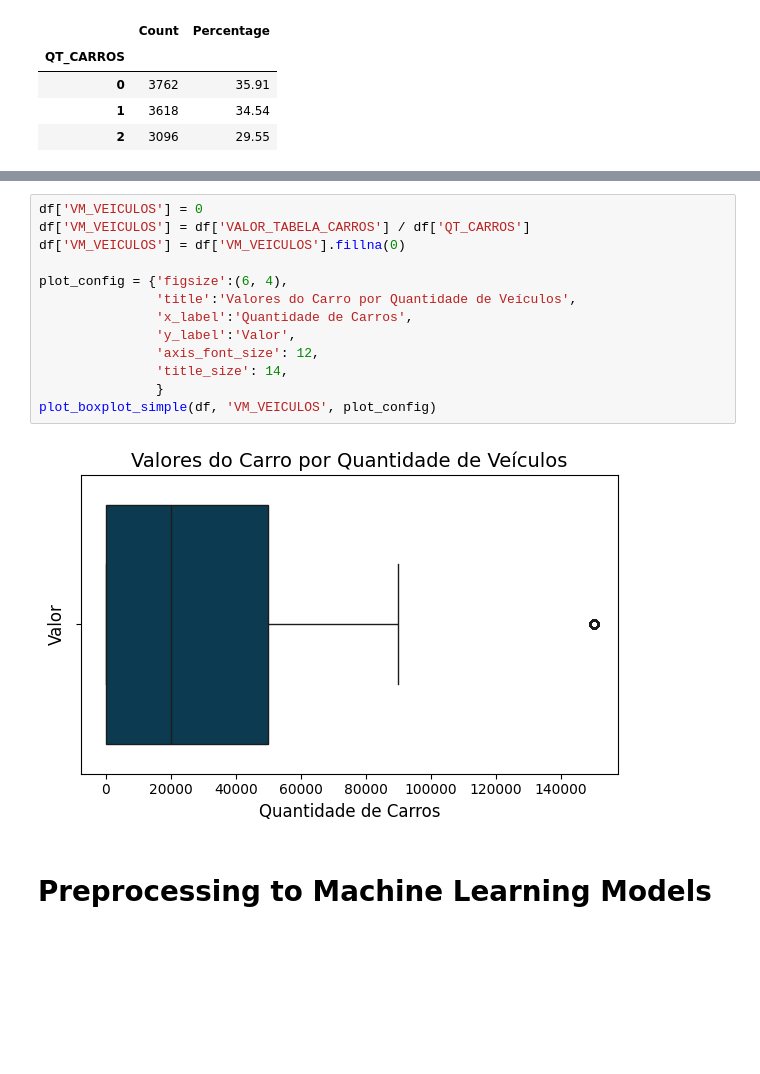
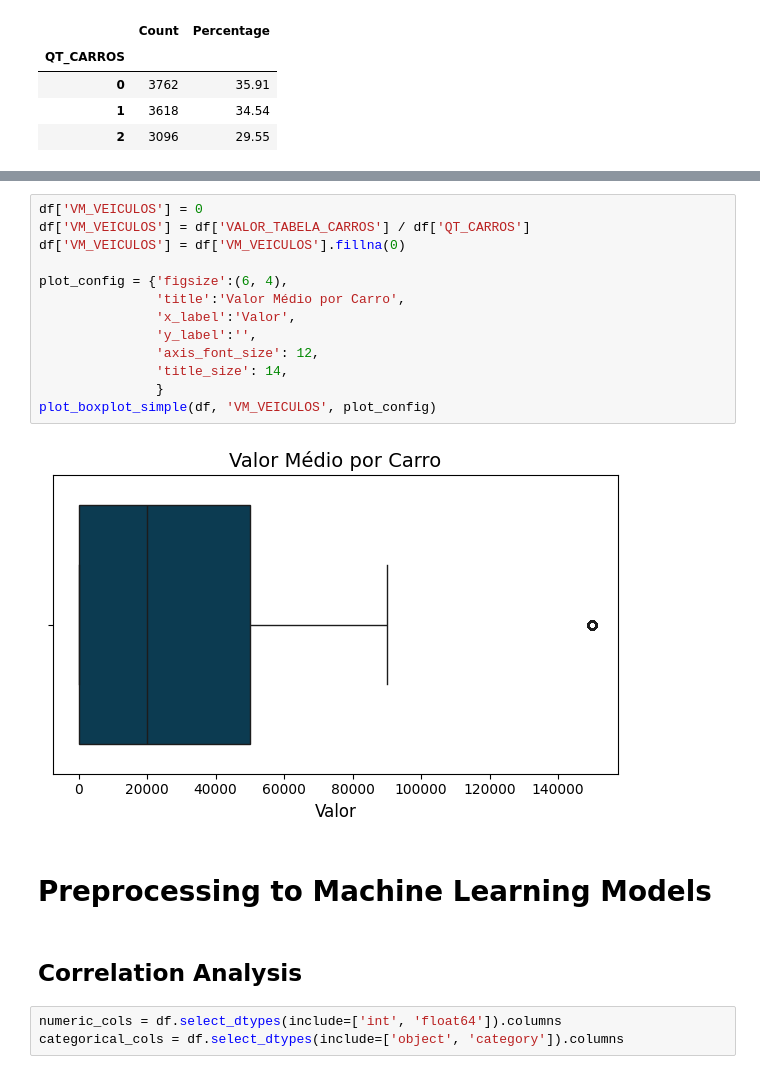
Before and after one commit to AnnaPaulaFigueiredo/credit-score, a Jupyter notebook: data_analysis.ipynb, the cells around one changed output, grey strips where cells are left out. Cells and saved outputs as stored; diff of their text form; blank space fills up the shorter version.

```diff
--- a/data_analysis.ipynb
+++ b/data_analysis.ipynb
@@ -1105,17 +1259,22 @@ plot_boxplot_grouped(df, 'VALOR_TABELA_CARROS', 'QT_CARROS', plot_config)
 # %%
 df['VM_VEICULOS'] = 0
 df['VM_VEICULOS'] = df['VALOR_TABELA_CARROS'] / df['QT_CARROS']
 df['VM_VEICULOS'] = df['VM_VEICULOS'].fillna(0)
 
 plot_config = {'figsize':(6, 4),
-               'title':'Valores do Carro por Quantidade de Veículos',
-               'x_label':'Quantidade de Carros',
-               'y_label':'Valor',
+               'title':'Valor Médio por Carro',
+               'x_label':'Valor',
+               'y_label':'',
                'axis_font_size': 12,
                'title_size': 14,
                }
 plot_boxplot_simple(df, 'VM_VEICULOS', plot_config)
 # %% [output]
-[figure, old version]
+[figure, new version]
 # %% [markdown]
 # Preprocessing to Machine Learning Models
+# %% [markdown]
+## Correlation Analysis
+# %%
+numeric_cols = df.select_dtypes(include=['int', 'float64']).columns
+categorical_cols = df.select_dtypes(include=['object', 'category']).columns
```
Also changed, not shown: parts of 51 cells of this notebook.
